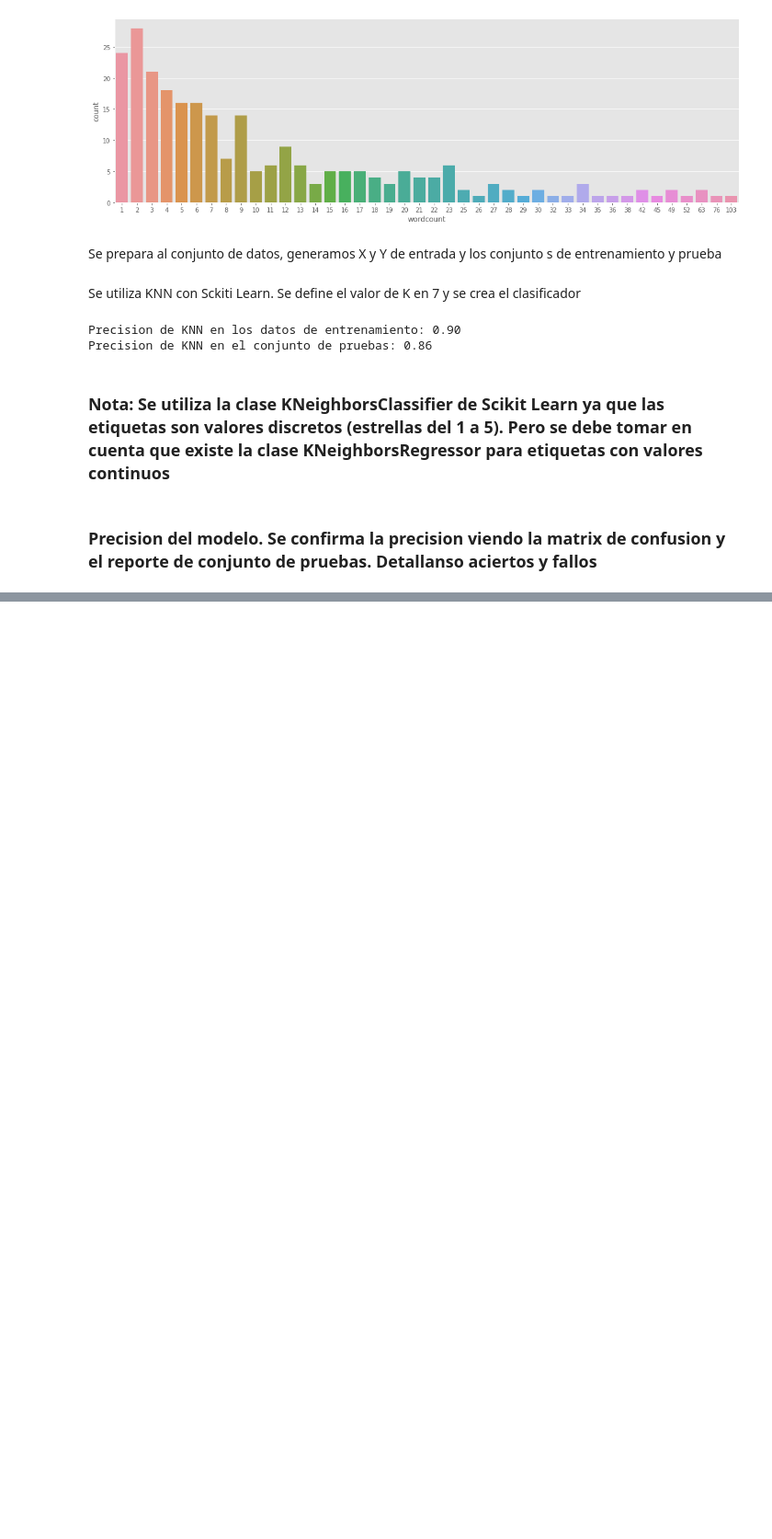
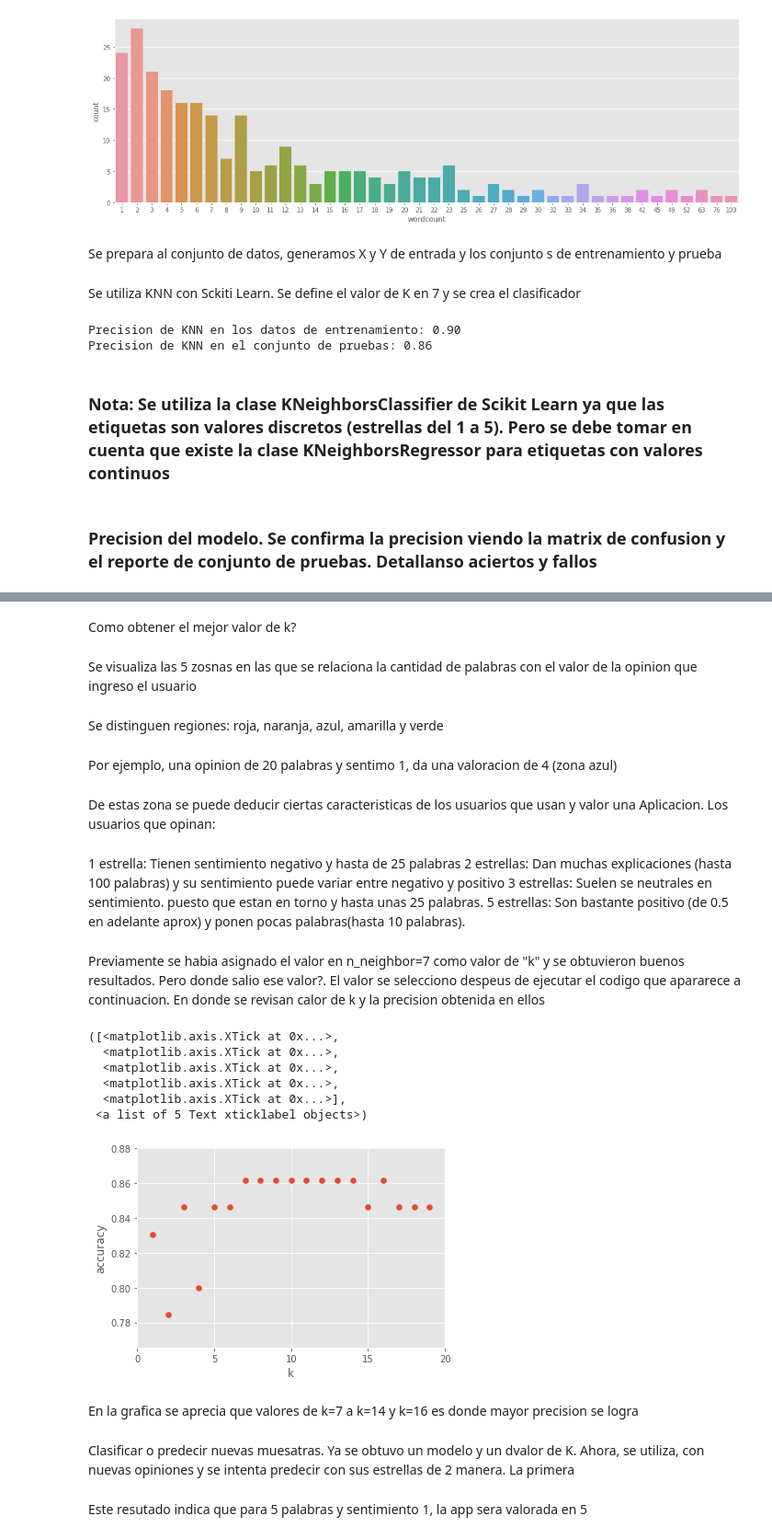
Before and after one commit to Edgar974/IA-CLASE-M5, a Jupyter notebook: PrácticaKNN.ipynb, the cells around one changed output, grey strips where cells are left out. Shown at 92% size. Cells and saved outputs as stored; diff of their text form; code cells hidden in the pictures; blank space fills up the shorter version.

```diff
--- a/PrácticaKNN.ipynb
+++ b/PrácticaKNN.ipynb
@@ -112,0 +170,41 @@ NameError: name 'classification_report' is not defined
+# %% [markdown]
+Como obtener el mejor valor de k?
+# %% [markdown]
+Se visualiza las 5 zosnas en las que se relaciona la cantidad de palabras con el valor de la opinion que ingreso el usuario
+# %% [markdown]
+Se distinguen  regiones: roja, naranja, azul, amarilla y verde
+# %% [markdown]
+Por ejemplo, una opinion de 20 palabras y sentimo 1, da una valoracion de 4 (zona azul)
+# %% [markdown]
+De estas zona se puede deducir ciertas caracteristicas de los usuarios que usan y valor una Aplicacion. Los usuarios que opinan:
+# %% [markdown]
+1 estrella: Tienen sentimiento negativo y hasta de 25 palabras
+2 estrellas: Dan muchas explicaciones (hasta 100 palabras) y su sentimiento puede variar entre negativo y positivo
+3 estrellas: Suelen se neutrales en sentimiento. puesto que estan en torno y hasta unas 25 palabras.
+5 estrellas: Son bastante positivo (de 0.5 en adelante aprox) y ponen pocas palabras(hasta 10 palabras).
+# %% [markdown]
+Previamente se habia asignado el valor en n_neighbor=7 como valor de "k" y se obtuvieron buenos resultados. Pero donde salio ese valor?. El valor se selecciono despeus de ejecutar el codigo que apararece a continuacion. En donde se revisan calor de k y la precision obtenida en ellos
+# %%
+k_range = range(1,20)
+scores=[]
+for k in k_range:
+    knn = KNeighborsClassifier(n_neighbors = k)
+    knn.fit (x_train, y_train)
+    scores.append(knn.score(x_test,y_test))
+plt.figure()
+plt.xlabel('k')
+plt.ylabel('accuracy')
+plt.scatter(k_range,scores)
+plt.xticks([0,5,10,15,20])
+# %% [output]
+([<matplotlib.axis.XTick at 0x...>,
+  <matplotlib.axis.XTick at 0x...>,
+  <matplotlib.axis.XTick at 0x...>,
+  <matplotlib.axis.XTick at 0x...>,
+  <matplotlib.axis.XTick at 0x...>],
+ <a list of 5 Text xticklabel objects>)
+[figure, added]
+# %% [markdown]
+En la grafica se aprecia que valores de k=7 a k=14 y k=16 es donde mayor precision se logra
+# %% [markdown]
+Clasificar o predecir nuevas muesatras. Ya se obtuvo un modelo y un dvalor de K. Ahora, se utiliza, con nuevas opiniones y se intenta predecir con sus estrellas de 2 manera. La primera
@@ -112,0 +213,2 @@ NameError: name 'classification_report' is not defined
+# %% [markdown]
+Este resutado indica que para 5 palabras y sentimiento 1, la app sera valorada en 5
```
Also changed, not shown: parts of 6 cells of this notebook.
